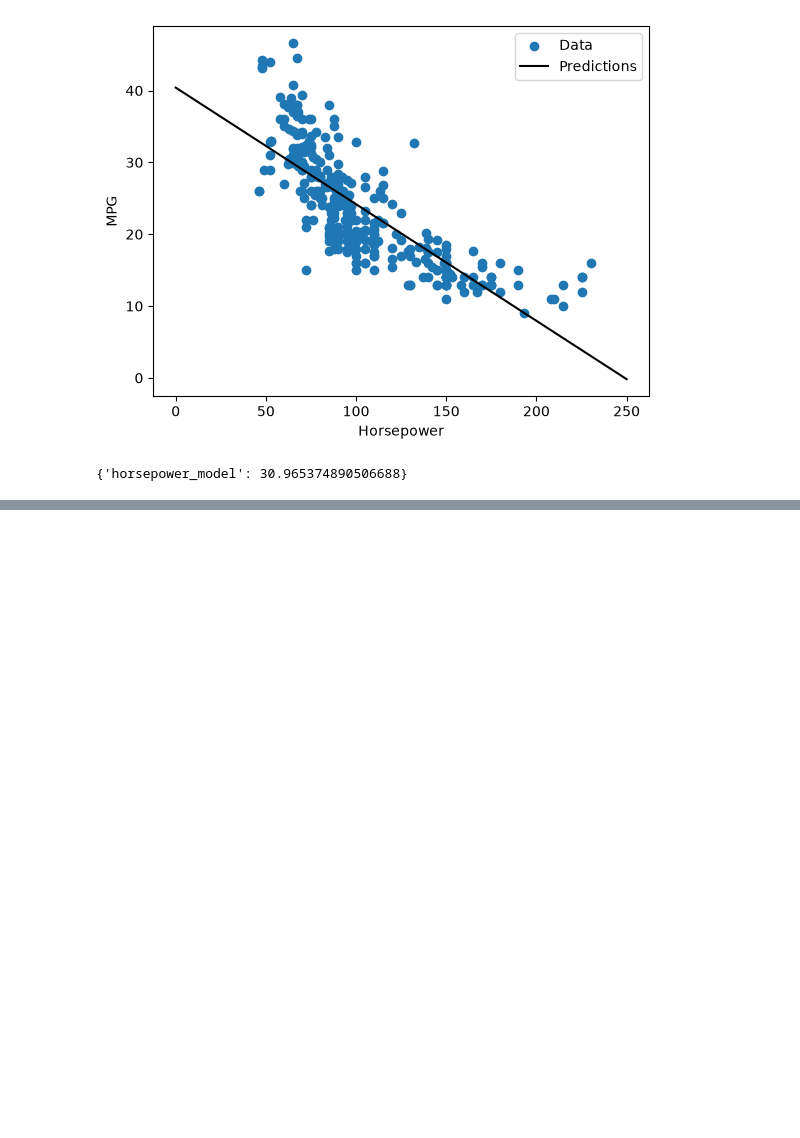
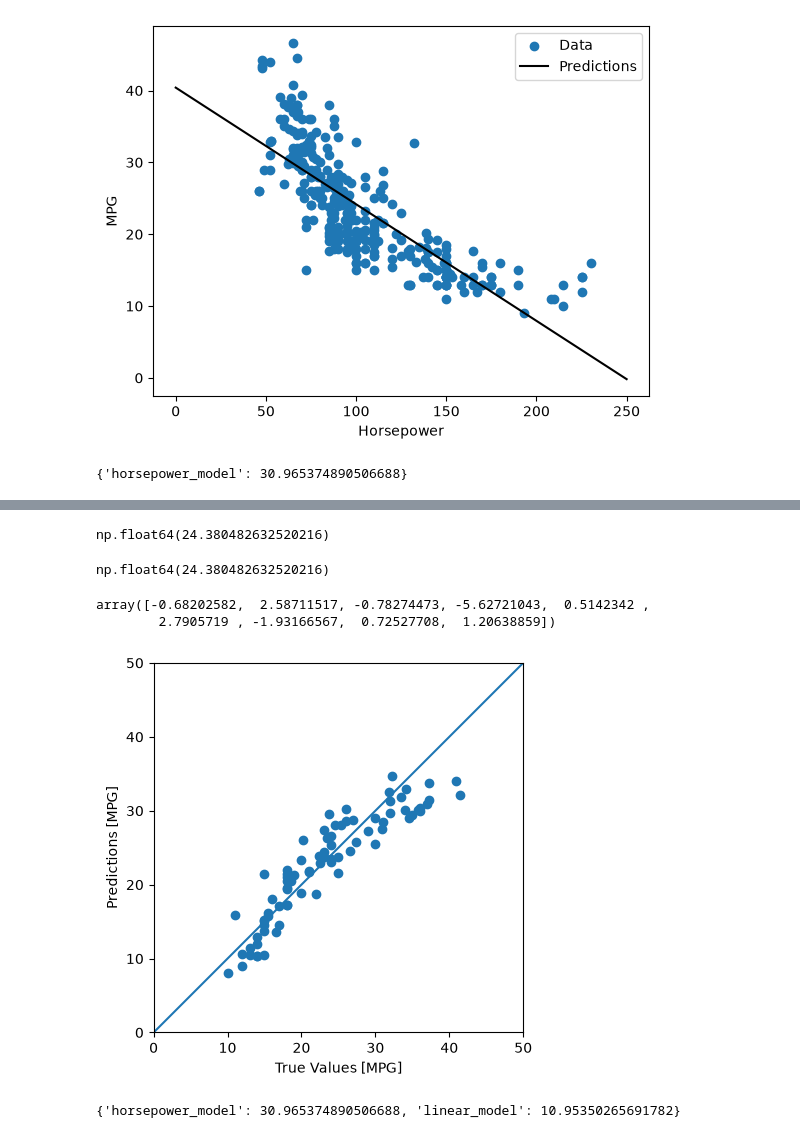
Before and after one commit to 2026-2-fundamentos/std-max-steven-hurtado-ramos, a Jupyter notebook: P200_regresion_basica/notebooks/notebook.ipynb, the cells around one changed output, grey strips where cells are left out. Cells and saved outputs as stored; diff of their text form; code cells hidden in the pictures; blank space fills up the shorter version.

```diff
--- a/P200_regresion_basica/notebooks/notebook.ipynb
+++ b/P200_regresion_basica/notebooks/notebook.ipynb
@@ -563,0 +607,66 @@ test_results
+# %%
+standarized_train_features = flexible_features_preprocessor.fit_transform(train_features)
+standarized_test_features = flexible_features_preprocessor.transform(test_features)
+
+linear_model = LinearRegression()
+linear_model.fit(standarized_train_features, train_labels)
+
+# Ahora sí podrás ver el intercepto sin error
+linear_model.intercept_
+# %% [output]
+np.float64(24.380482632520216)
+# %%
+# Intercepto
+linear_model.intercept_
+
+# ---
+# %% [output]
+np.float64(24.380482632520216)
+# %%
+
+# Coeficientes
+linear_model.coef_
+
+# ---
+# %% [output]
+array([-0.68202582,  2.58711517, -0.78274473, -5.62721043,  0.5142342 ,
+        2.7905719 , -1.93166567,  0.72527708,  1.20638859])
+# %%
+
+def plot_predictions(y_true, y_pred):
+
+    plt.axes(aspect="equal")
+    plt.scatter(y_true, y_pred)
+    plt.xlabel("True Values [MPG]")
+    plt.ylabel("Predictions [MPG]")
+    lims = [0, 50]
+    plt.xlim(lims)
+    plt.ylim(lims)
+    _ = plt.plot(lims, lims)
+# %%
+# --
+
+test_predictions = linear_model.predict(standarized_test_features)
+
+plot_predictions(
+    y_true=test_labels,
+    y_pred=test_predictions,
+)
+
+
+# --
+# %% [output]
+[figure, added]
+# %%
+# --
+
+test_results["linear_model"] = mean_squared_error(
+    y_true=test_labels,
+    y_pred=test_predictions,
+)
+
+test_results
+
+# ---
+# %% [output]
+{'horsepower_model': 30.965374890506688, 'linear_model': 10.95350265691782}
```
Also changed, not shown: parts of 3 cells of this notebook.
